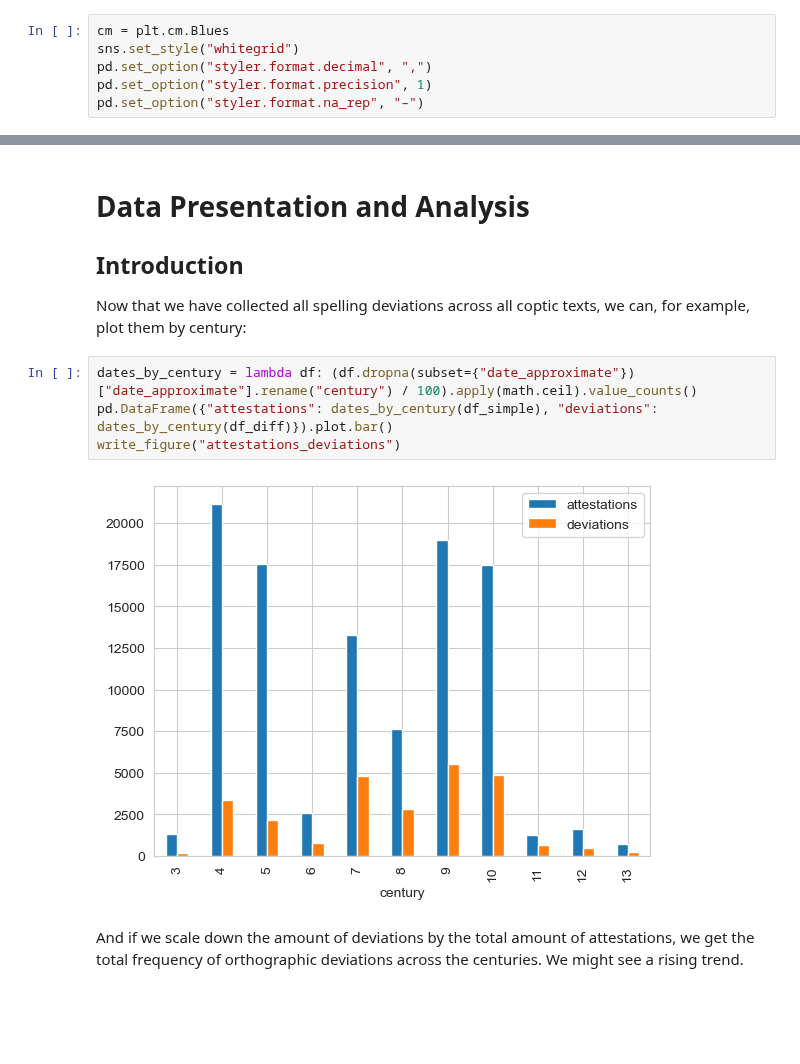
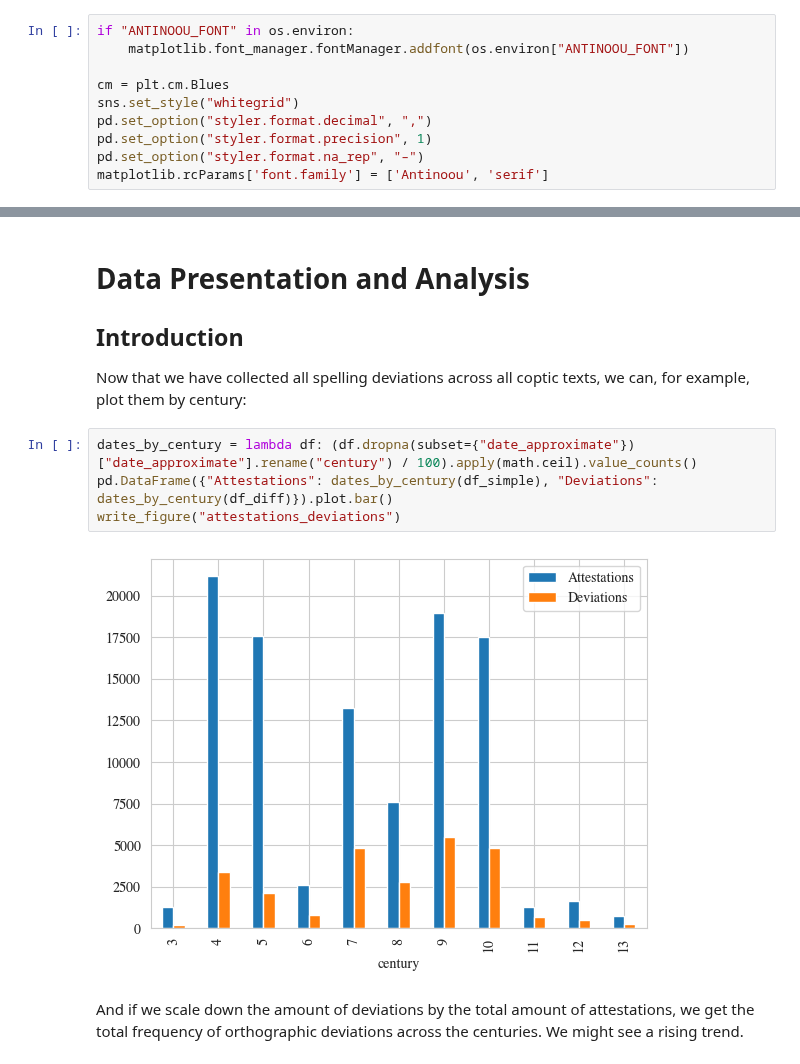
Before and after one commit to kmein/greek-coptic, a Jupyter notebook: greek-coptic.ipynb, the cells around one changed output, grey strips where cells are left out. Saved outputs shown, nothing was run; the diff lists cells and outputs as text; blank space fills up the shorter version.

```diff
--- a/greek-coptic.ipynb
+++ b/greek-coptic.ipynb
@@ -31,11 +32,15 @@ def flatmap(func, *iterable):
 
 We configure a heatmap/colour scheme for tables, set a theme for plots and configure the numbers to conform to German customs.
 # %%
+if "ANTINOOU_FONT" in os.environ:
+    matplotlib.font_manager.fontManager.addfont(os.environ["ANTINOOU_FONT"])
+
 cm = plt.cm.Blues
 sns.set_style("whitegrid")
 pd.set_option("styler.format.decimal", ",")
 pd.set_option("styler.format.precision", 1)
 pd.set_option("styler.format.na_rep", "–")
+matplotlib.rcParams['font.family'] = ['Antinoou', 'serif']
 # %% [markdown]
 ### Assets Export
 
@@ -755,10 +760,10 @@ write_csv(df_diff, "deviation-occurrences")
 Now that we have collected all spelling deviations across all coptic texts, we can, for example, plot them by century:
 # %%
 dates_by_century = lambda df: (df.dropna(subset={"date_approximate"})["date_approximate"].rename("century") / 100).apply(math.ceil).value_counts()
-pd.DataFrame({"attestations": dates_by_century(df_simple), "deviations": dates_by_century(df_diff)}).plot.bar()
+pd.DataFrame({"Attestations": dates_by_century(df_simple), "Deviations": dates_by_century(df_diff)}).plot.bar()
 write_figure("attestations_deviations")
 # %% [output]
-[figure, old version]
+[figure, new version]
 # %% [markdown]
 And if we scale down the amount of deviations by the total amount of attestations, we get the total frequency of orthographic deviations across the centuries. We might see a rising trend.
 # %%
```
Also changed, not shown: parts of 3 cells of this notebook, 1 other file.
